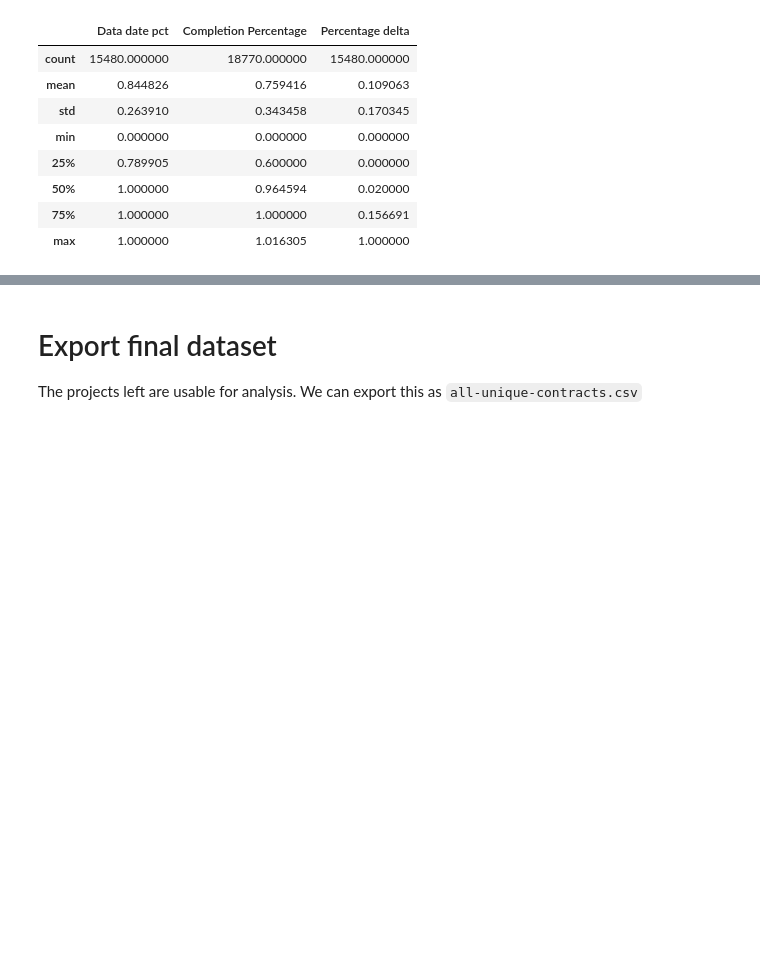
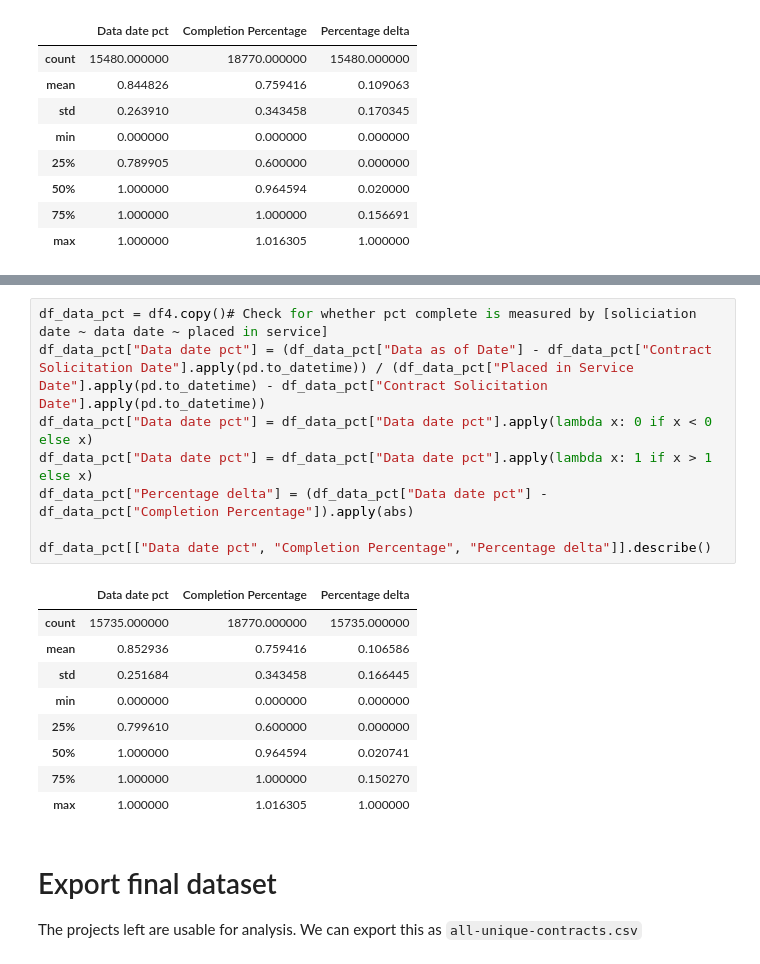
Before and after one commit to morleythomas/milcon_data_scrub, a Jupyter notebook: notebooks/02: Explore raw data structure.ipynb, the cells around one changed output, grey strips where cells are left out. Cells and saved outputs as stored; diff of their text form; blank space fills up the shorter version.

```diff
--- a/notebooks/02: Explore raw data structure.ipynb
+++ b/notebooks/02: Explore raw data structure.ipynb
@@ -530,3 +557,21 @@ df_data_pct[["Data date pct", "Completion Percentage", "Percentage delta"]].desc
+# %%
+df_data_pct = df4.copy()# Check for whether pct complete is measured by [soliciation date ~ data date ~ placed in service]
+df_data_pct["Data date pct"] = (df_data_pct["Data as of Date"] - df_data_pct["Contract Solicitation Date"].apply(pd.to_datetime)) / (df_data_pct["Placed in Service Date"].apply(pd.to_datetime) - df_data_pct["Contract Solicitation Date"].apply(pd.to_datetime))
+df_data_pct["Data date pct"] = df_data_pct["Data date pct"].apply(lambda x: 0 if x < 0 else x)
+df_data_pct["Data date pct"] = df_data_pct["Data date pct"].apply(lambda x: 1 if x > 1 else x)
+df_data_pct["Percentage delta"] = (df_data_pct["Data date pct"] - df_data_pct["Completion Percentage"]).apply(abs)
+
+df_data_pct[["Data date pct", "Completion Percentage", "Percentage delta"]].describe()
+# %% [output]
+|  | Data date pct | Completion Percentage | Percentage delta |
+| count | 15735.000000 | 18770.000000 | 15735.000000 |
+| mean | 0.852936 | 0.759416 | 0.106586 |
+| std | 0.251684 | 0.343458 | 0.166445 |
+| min | 0.000000 | 0.000000 | 0.000000 |
+| 25% | 0.799610 | 0.600000 | 0.000000 |
+| 50% | 1.000000 | 0.964594 | 0.020741 |
+| 75% | 1.000000 | 1.000000 | 0.150270 |
+| max | 1.000000 | 1.016305 | 1.000000 |
 # %% [markdown]
 # Export final dataset
 
```
Also changed, not shown: parts of 3 cells of this notebook, 8 other files.
